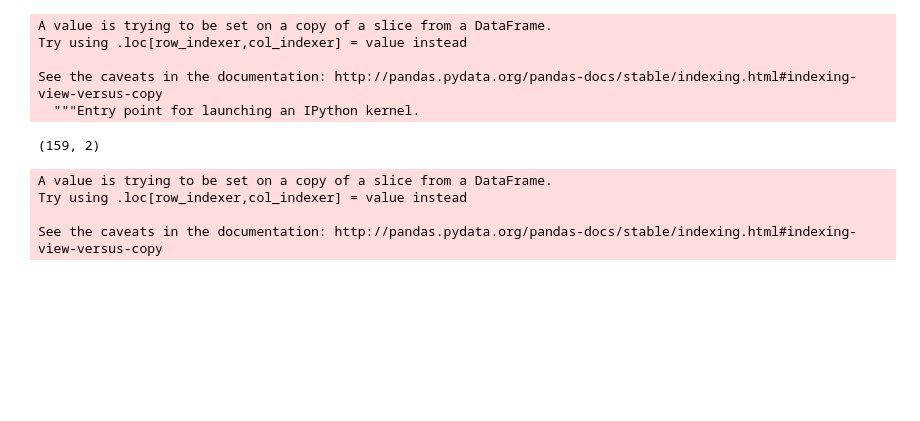
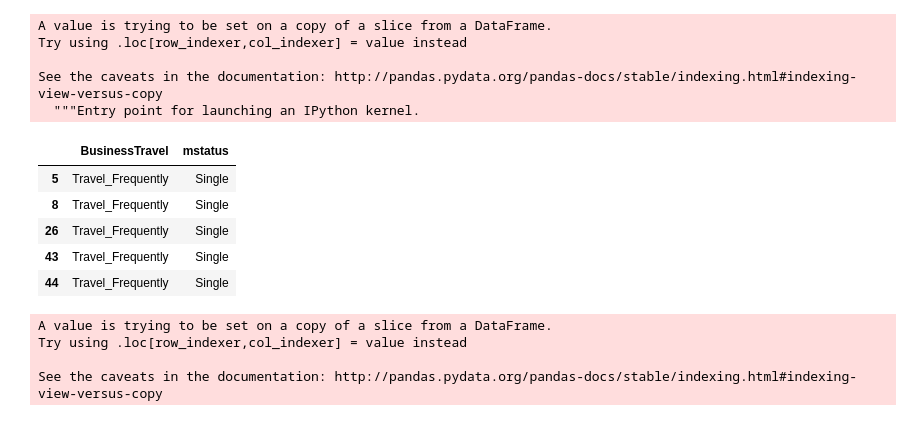
Before and after one commit to matilinux/DataAnalytics, a Jupyter notebook: employee3.ipynb, the cells around one changed output. Drawn from its saved outputs; the diff is of its cells as text; code cells hidden in the pictures; blank space fills up the shorter version.

```diff
--- a/employee2.ipynb
+++ b/employee3.ipynb
@@ -25,13 +41,18 @@ single[['BusinessTravel','MaritalStatus']].shape
 # %%
 single['mstatus'] = single['MaritalStatus'].replace({'Divorced' : 'single'})
-single[['BusinessTravel','mstatus']].shape
+single[['BusinessTravel','mstatus']].head()
 # %% [output]
 A value is trying to be set on a copy of a slice from a DataFrame.
 Try using .loc[row_indexer,col_indexer] = value instead
 
 See the caveats in the documentation: http://pandas.pydata.org/pandas-docs/stable/indexing.html#indexing-view-versus-copy
   """Entry point for launching an IPython kernel.
-(159, 2)
+|  | BusinessTravel | mstatus |
+| 5 | Travel_Frequently | Single |
+| 8 | Travel_Frequently | Single |
+| 26 | Travel_Frequently | Single |
+| 43 | Travel_Frequently | Single |
+| 44 | Travel_Frequently | Single |
 # %%
 bins = [15, 20, 30, 40, 50, 60, 70]
 single['ageFilter'] = pd.cut(df['Age'], bins = bins)
```
Also changed, not shown: parts of 3 cells of this notebook, 4 other files.
